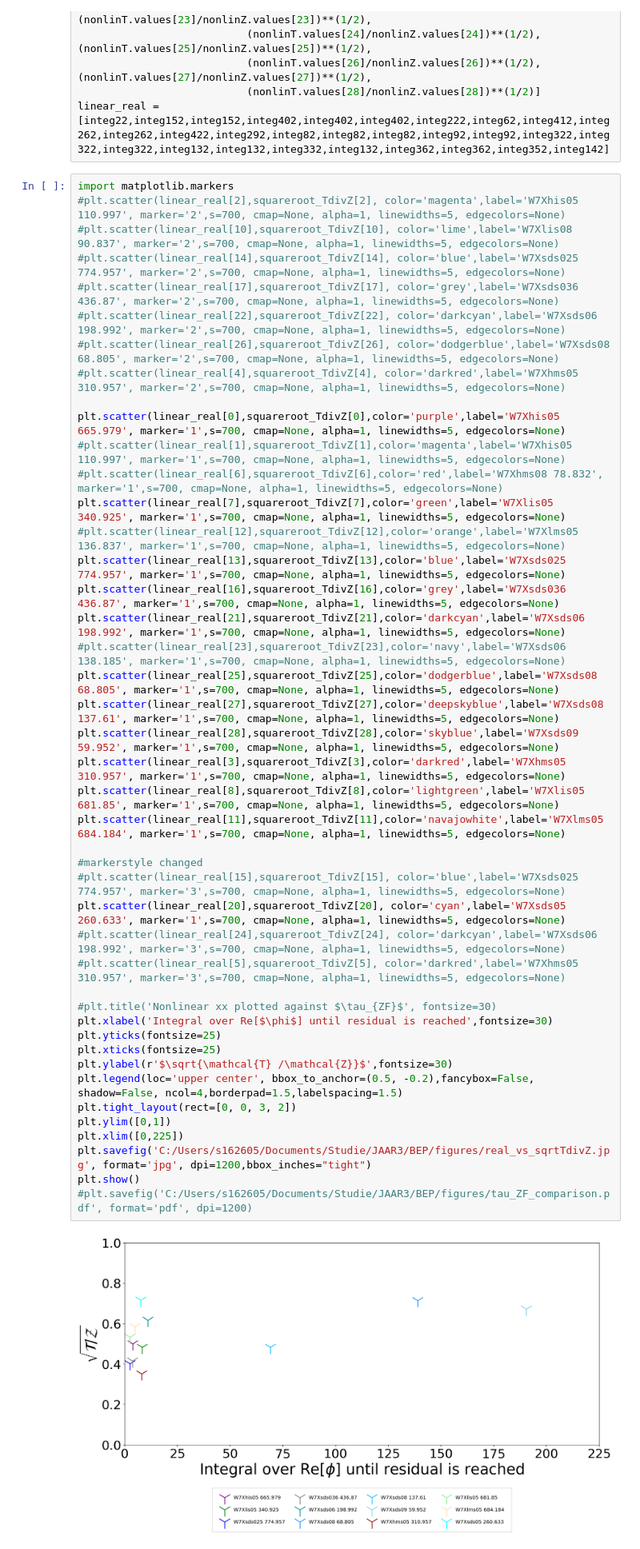
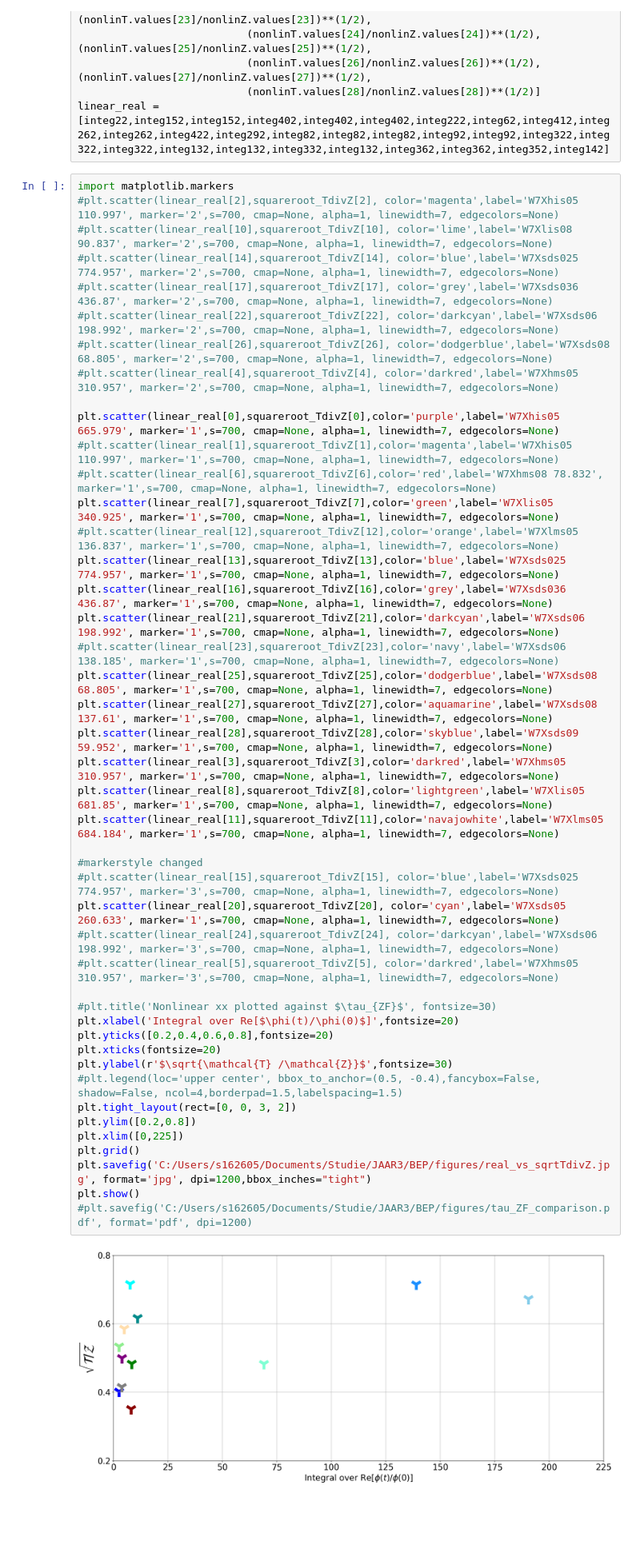
Before and after one commit to cardanmomo/sterren, a Jupyter notebook: Emmasnotebooks/Comparing_linear_zfdt_and_nonlinear/squareroot_TdivZ/real_integral_and_squareroot_TdivZ.ipynb, the cells around one changed output. Shown at 80% size. Cells and saved outputs as stored; diff of their text form; blank space fills up the shorter version.

Commit message:
fixed figures for report

```diff
--- a/Emmasnotebooks/Comparing_linear_zfdt_and_nonlinear/squareroot_TdivZ/real_integral_and_squareroot_TdivZ.ipynb
+++ b/Emmasnotebooks/Comparing_linear_zfdt_and_nonlinear/squareroot_TdivZ/real_integral_and_squareroot_TdivZ.ipynb
@@ -32,50 +35,51 @@ squareroot_TdivZ = [(nonlinT.values[0]/nonlinZ.values[0])**(1/2),(nonlinT.values
 linear_real = [integ22,integ152,integ152,integ402,integ402,integ402,integ222,integ62,integ412,integ262,integ262,integ422,integ292,integ82,integ82,integ82,integ92,integ92,integ322,integ322,integ322,integ132,integ132,integ332,integ132,integ362,integ362,integ352,integ142]
 # %%
 import matplotlib.markers
-#plt.scatter(linear_real[2],squareroot_TdivZ[2], color='magenta',label='W7Xhis05 110.997', marker='2',s=700, cmap=None, alpha=1, linewidths=5, edgecolors=None)
-#plt.scatter(linear_real[10],squareroot_TdivZ[10], color='lime',label='W7Xlis08 90.837', marker='2',s=700, cmap=None, alpha=1, linewidths=5, edgecolors=None)
-#plt.scatter(linear_real[14],squareroot_TdivZ[14], color='blue',label='W7Xsds025 774.957', marker='2',s=700, cmap=None, alpha=1, linewidths=5, edgecolors=None)
-#plt.scatter(linear_real[17],squareroot_TdivZ[17], color='grey',label='W7Xsds036 436.87', marker='2',s=700, cmap=None, alpha=1, linewidths=5, edgecolors=None)
-#plt.scatter(linear_real[22],squareroot_TdivZ[22], color='darkcyan',label='W7Xsds06 198.992', marker='2',s=700, cmap=None, alpha=1, linewidths=5, edgecolors=None)
-#plt.scatter(linear_real[26],squareroot_TdivZ[26], color='dodgerblue',label='W7Xsds08 68.805', marker='2',s=700, cmap=None, alpha=1, linewidths=5, edgecolors=None)
-#plt.scatter(linear_real[4],squareroot_TdivZ[4], color='darkred',label='W7Xhms05 310.957', marker='2',s=700, cmap=None, alpha=1, linewidths=5, edgecolors=None)
+#plt.scatter(linear_real[2],squareroot_TdivZ[2], color='magenta',label='W7Xhis05 110.997', marker='2',s=700, cmap=None, alpha=1, linewidth=7, edgecolors=None)
+#plt.scatter(linear_real[10],squareroot_TdivZ[10], color='lime',label='W7Xlis08 90.837', marker='2',s=700, cmap=None, alpha=1, linewidth=7, edgecolors=None)
+#plt.scatter(linear_real[14],squareroot_TdivZ[14], color='blue',label='W7Xsds025 774.957', marker='2',s=700, cmap=None, alpha=1, linewidth=7, edgecolors=None)
+#plt.scatter(linear_real[17],squareroot_TdivZ[17], color='grey',label='W7Xsds036 436.87', marker='2',s=700, cmap=None, alpha=1, linewidth=7, edgecolors=None)
+#plt.scatter(linear_real[22],squareroot_TdivZ[22], color='darkcyan',label='W7Xsds06 198.992', marker='2',s=700, cmap=None, alpha=1, linewidth=7, edgecolors=None)
+#plt.scatter(linear_real[26],squareroot_TdivZ[26], color='dodgerblue',label='W7Xsds08 68.805', marker='2',s=700, cmap=None, alpha=1, linewidth=7, edgecolors=None)
+#plt.scatter(linear_real[4],squareroot_TdivZ[4], color='darkred',label='W7Xhms05 310.957', marker='2',s=700, cmap=None, alpha=1, linewidth=7, edgecolors=None)
 
-plt.scatter(linear_real[0],squareroot_TdivZ[0],color='purple',label='W7Xhis05 665.979', marker='1',s=700, cmap=None, alpha=1, linewidths=5, edgecolors=None)
-#plt.scatter(linear_real[1],squareroot_TdivZ[1],color='magenta',label='W7Xhis05 110.997', marker='1',s=700, cmap=None, alpha=1, linewidths=5, edgecolors=None)
-#plt.scatter(linear_real[6],squareroot_TdivZ[6],color='red',label='W7Xhms08 78.832', marker='1',s=700, cmap=None, alpha=1, linewidths=5, edgecolors=None)
-plt.scatter(linear_real[7],squareroot_TdivZ[7],color='green',label='W7Xlis05 340.925', marker='1',s=700, cmap=None, alpha=1, linewidths=5, edgecolors=None)
-#plt.scatter(linear_real[12],squareroot_TdivZ[12],color='orange',label='W7Xlms05 136.837', marker='1',s=700, cmap=None, alpha=1, linewidths=5, edgecolors=None)
-plt.scatter(linear_real[13],squareroot_TdivZ[13],color='blue',label='W7Xsds025 774.957', marker='1',s=700, cmap=None, alpha=1, linewidths=5, edgecolors=None)
-plt.scatter(linear_real[16],squareroot_TdivZ[16],color='grey',label='W7Xsds036 436.87', marker='1',s=700, cmap=None, alpha=1, linewidths=5, edgecolors=None)
-plt.scatter(linear_real[21],squareroot_TdivZ[21],color='darkcyan',label='W7Xsds06 198.992', marker='1',s=700, cmap=None, alpha=1, linewidths=5, edgecolors=None)
-#plt.scatter(linear_real[23],squareroot_TdivZ[23],color='navy',label='W7Xsds06 138.185', marker='1',s=700, cmap=None, alpha=1, linewidths=5, edgecolors=None)
-plt.scatter(linear_real[25],squareroot_TdivZ[25],color='dodgerblue',label='W7Xsds08 68.805', marker='1',s=700, cmap=None, alpha=1, linewidths=5, edgecolors=None)
-plt.scatter(linear_real[27],squareroot_TdivZ[27],color='deepskyblue',label='W7Xsds08 137.61', marker='1',s=700, cmap=None, alpha=1, linewidths=5, edgecolors=None)
-plt.scatter(linear_real[28],squareroot_TdivZ[28],color='skyblue',label='W7Xsds09 59.952', marker='1',s=700, cmap=None, alpha=1, linewidths=5, edgecolors=None)
-plt.scatter(linear_real[3],squareroot_TdivZ[3],color='darkred',label='W7Xhms05 310.957', marker='1',s=700, cmap=None, alpha=1, linewidths=5, edgecolors=None)
-plt.scatter(linear_real[8],squareroot_TdivZ[8],color='lightgreen',label='W7Xlis05 681.85', marker='1',s=700, cmap=None, alpha=1, linewidths=5, edgecolors=None)
-plt.scatter(linear_real[11],squareroot_TdivZ[11],color='navajowhite',label='W7Xlms05 684.184', marker='1',s=700, cmap=None, alpha=1, linewidths=5, edgecolors=None)
+plt.scatter(linear_real[0],squareroot_TdivZ[0],color='purple',label='W7Xhis05 665.979', marker='1',s=700, cmap=None, alpha=1, linewidth=7, edgecolors=None)
+#plt.scatter(linear_real[1],squareroot_TdivZ[1],color='magenta',label='W7Xhis05 110.997', marker='1',s=700, cmap=None, alpha=1, linewidth=7, edgecolors=None)
+#plt.scatter(linear_real[6],squareroot_TdivZ[6],color='red',label='W7Xhms08 78.832', marker='1',s=700, cmap=None, alpha=1, linewidth=7, edgecolors=None)
+plt.scatter(linear_real[7],squareroot_TdivZ[7],color='green',label='W7Xlis05 340.925', marker='1',s=700, cmap=None, alpha=1, linewidth=7, edgecolors=None)
+#plt.scatter(linear_real[12],squareroot_TdivZ[12],color='orange',label='W7Xlms05 136.837', marker='1',s=700, cmap=None, alpha=1, linewidth=7, edgecolors=None)
+plt.scatter(linear_real[13],squareroot_TdivZ[13],color='blue',label='W7Xsds025 774.957', marker='1',s=700, cmap=None, alpha=1, linewidth=7, edgecolors=None)
+plt.scatter(linear_real[16],squareroot_TdivZ[16],color='grey',label='W7Xsds036 436.87', marker='1',s=700, cmap=None, alpha=1, linewidth=7, edgecolors=None)
+plt.scatter(linear_real[21],squareroot_TdivZ[21],color='darkcyan',label='W7Xsds06 198.992', marker='1',s=700, cmap=None, alpha=1, linewidth=7, edgecolors=None)
+#plt.scatter(linear_real[23],squareroot_TdivZ[23],color='navy',label='W7Xsds06 138.185', marker='1',s=700, cmap=None, alpha=1, linewidth=7, edgecolors=None)
+plt.scatter(linear_real[25],squareroot_TdivZ[25],color='dodgerblue',label='W7Xsds08 68.805', marker='1',s=700, cmap=None, alpha=1, linewidth=7, edgecolors=None)
+plt.scatter(linear_real[27],squareroot_TdivZ[27],color='aquamarine',label='W7Xsds08 137.61', marker='1',s=700, cmap=None, alpha=1, linewidth=7, edgecolors=None)
+plt.scatter(linear_real[28],squareroot_TdivZ[28],color='skyblue',label='W7Xsds09 59.952', marker='1',s=700, cmap=None, alpha=1, linewidth=7, edgecolors=None)
+plt.scatter(linear_real[3],squareroot_TdivZ[3],color='darkred',label='W7Xhms05 310.957', marker='1',s=700, cmap=None, alpha=1, linewidth=7, edgecolors=None)
+plt.scatter(linear_real[8],squareroot_TdivZ[8],color='lightgreen',label='W7Xlis05 681.85', marker='1',s=700, cmap=None, alpha=1, linewidth=7, edgecolors=None)
+plt.scatter(linear_real[11],squareroot_TdivZ[11],color='navajowhite',label='W7Xlms05 684.184', marker='1',s=700, cmap=None, alpha=1, linewidth=7, edgecolors=None)
 
 #markerstyle changed
-#plt.scatter(linear_real[15],squareroot_TdivZ[15], color='blue',label='W7Xsds025 774.957', marker='3',s=700, cmap=None, alpha=1, linewidths=5, edgecolors=None)
-plt.scatter(linear_real[20],squareroot_TdivZ[20], color='cyan',label='W7Xsds05 260.633', marker='1',s=700, cmap=None, alpha=1, linewidths=5, edgecolors=None)
-#plt.scatter(linear_real[24],squareroot_TdivZ[24], color='darkcyan',label='W7Xsds06 198.992', marker='3',s=700, cmap=None, alpha=1, linewidths=5, edgecolors=None)
-#plt.scatter(linear_real[5],squareroot_TdivZ[5], color='darkred',label='W7Xhms05 310.957', marker='3',s=700, cmap=None, alpha=1, linewidths=5, edgecolors=None)
+#plt.scatter(linear_real[15],squareroot_TdivZ[15], color='blue',label='W7Xsds025 774.957', marker='3',s=700, cmap=None, alpha=1, linewidth=7, edgecolors=None)
+plt.scatter(linear_real[20],squareroot_TdivZ[20], color='cyan',label='W7Xsds05 260.633', marker='1',s=700, cmap=None, alpha=1, linewidth=7, edgecolors=None)
+#plt.scatter(linear_real[24],squareroot_TdivZ[24], color='darkcyan',label='W7Xsds06 198.992', marker='3',s=700, cmap=None, alpha=1, linewidth=7, edgecolors=None)
+#plt.scatter(linear_real[5],squareroot_TdivZ[5], color='darkred',label='W7Xhms05 310.957', marker='3',s=700, cmap=None, alpha=1, linewidth=7, edgecolors=None)
 
 #plt.title('Nonlinear xx plotted against $\tau_{ZF}$', fontsize=30)
-plt.xlabel('Integral over Re[$\phi$] until residual is reached',fontsize=30)
-plt.yticks(fontsize=25)
-plt.xticks(fontsize=25)
+plt.xlabel('Integral over Re[$\phi(t)/\phi(0)$]',fontsize=20)
+plt.yticks([0.2,0.4,0.6,0.8],fontsize=20)
+plt.xticks(fontsize=20)
 plt.ylabel(r'$\sqrt{\mathcal{T} /\mathcal{Z}}$',fontsize=30)
-plt.legend(loc='upper center', bbox_to_anchor=(0.5, -0.2),fancybox=False, shadow=False, ncol=4,borderpad=1.5,labelspacing=1.5)
+#plt.legend(loc='upper center', bbox_to_anchor=(0.5, -0.4),fancybox=False, shadow=False, ncol=4,borderpad=1.5,labelspacing=1.5)
 plt.tight_layout(rect=[0, 0, 3, 2])
-plt.ylim([0,1])
+plt.ylim([0.2,0.8])
 plt.xlim([0,225])
+plt.grid()
 plt.savefig('C:/Users/s162605/Documents/Studie/JAAR3/BEP/figures/real_vs_sqrtTdivZ.jpg', format='jpg', dpi=1200,bbox_inches="tight")
 plt.show()
 #plt.savefig('C:/Users/s162605/Documents/Studie/JAAR3/BEP/figures/tau_ZF_comparison.pdf', format='pdf', dpi=1200)
 # %% [output]
-[figure, old version]
+[figure, new version]
 # %%
 plt.scatter(linear_real[2],squareroot_TdivZ[2], color='magenta',label='W7Xhis05 110.997', marker='2',s=700, cmap=None, alpha=1, linewidths=5, edgecolors=None)
 plt.scatter(linear_real[0],squareroot_TdivZ[0],color='purple',label='W7Xhis05 665.979', marker='1',s=700, cmap=None, alpha=1, linewidths=5, edgecolors=None)
```
Also changed, not shown: parts of 1 cell of this notebook, 12 other files.
